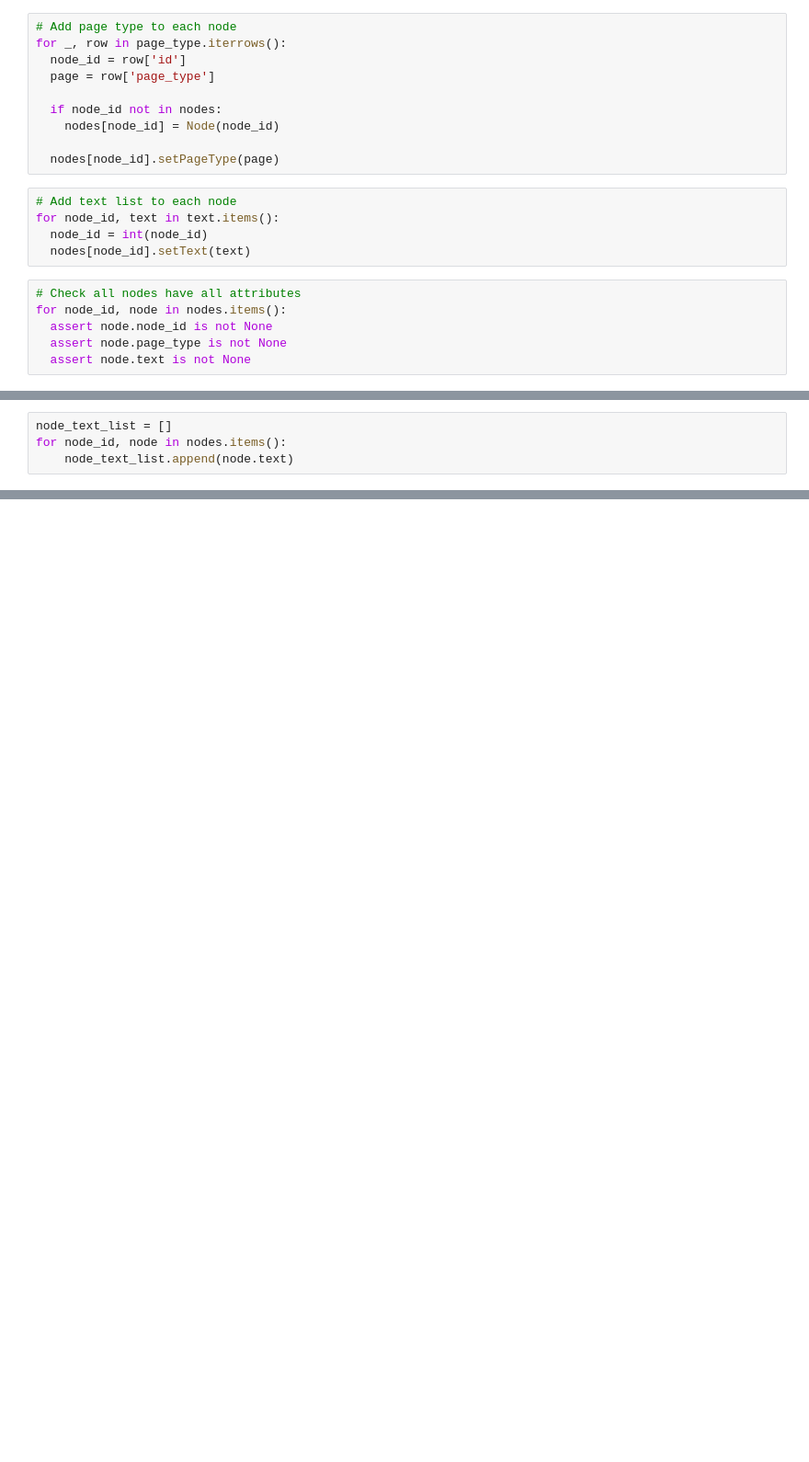
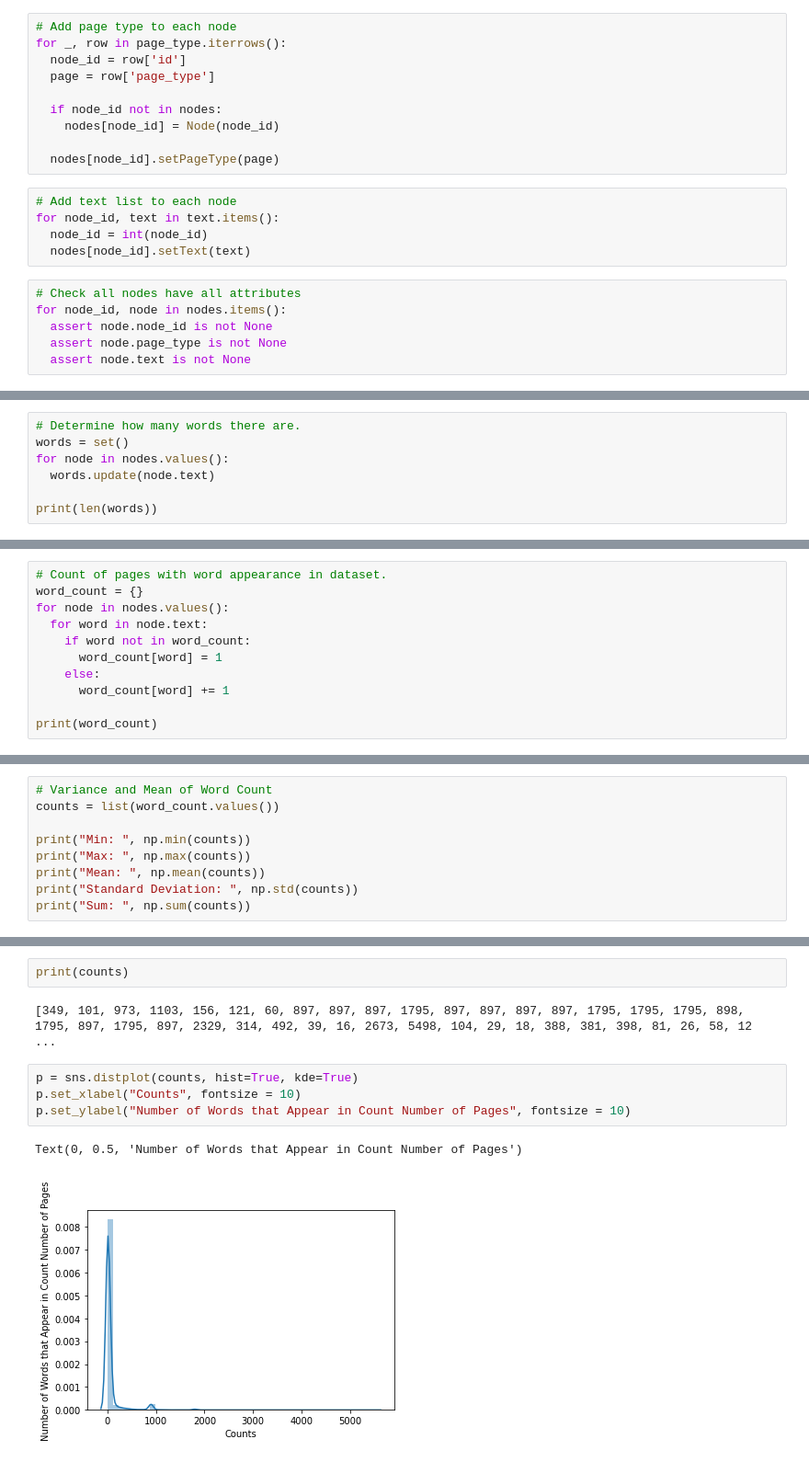
Before and after one commit to bHoepfl/datathon-2022, a Jupyter notebook: BillsDatathon.ipynb, the cells around one changed output, grey strips where cells are left out. Shown at 92% size. Drawn from its saved outputs; the diff is of its cells as text; blank space fills up the shorter version.

```diff
--- a/BillsDatathon.ipynb
+++ b/BillsDatathon.ipynb
@@ -178,4 +130,0 @@ ValueError: expected sequence of length 23 at dim 1 (got 5)
-# %%
-node_text_list = []
-for node_id, node in nodes.items():
-    node_text_list.append(node.text)
@@ -185,0 +133,7 @@ len(node_text_list)
+# %%
+# Determine how many words there are.
+words = set()
+for node in nodes.values():
+  words.update(node.text)
+
+print(len(words))
@@ -185,0 +142,11 @@ len(node_text_list)
+# %%
+# Count of pages with word appearance in dataset.
+word_count = {}
+for node in nodes.values():
+  for word in node.text:
+    if word not in word_count:
+      word_count[word] = 1
+    else:
+      word_count[word] += 1
+
+print(word_count)
@@ -185,0 +155,9 @@ len(node_text_list)
+# %%
+# Variance and Mean of Word Count
+counts = list(word_count.values())
+
+print("Min: ", np.min(counts))
+print("Max: ", np.max(counts))
+print("Mean: ", np.mean(counts))
+print("Standard Deviation: ", np.std(counts))
+print("Sum: ", np.sum(counts))
@@ -185,0 +174,11 @@ len(node_text_list)
+# %%
+print(counts)
+# %% [output]
+[349, 101, 973, 1103, 156, 121, 60, 897, 897, 897, 1795, 897, 897, 897, 897, 1795, 1795, 1795, 898, 1795, 897, 1795, 897, 2329, 314, 492, 39, 16, 2673, 5498, 104, 29, 18, 388, 381, 398, 81, 26, 58, 12 ...
+# %%
+p = sns.distplot(counts, hist=True, kde=True)
+p.set_xlabel("Counts", fontsize = 10)
+p.set_ylabel("Number of Words that Appear in Count Number of Pages", fontsize = 10)
+# %% [output]
+Text(0, 0.5, 'Number of Words that Appear in Count Number of Pages')
+[figure, added]
```
Also changed, not shown: parts of 23 cells of this notebook.
